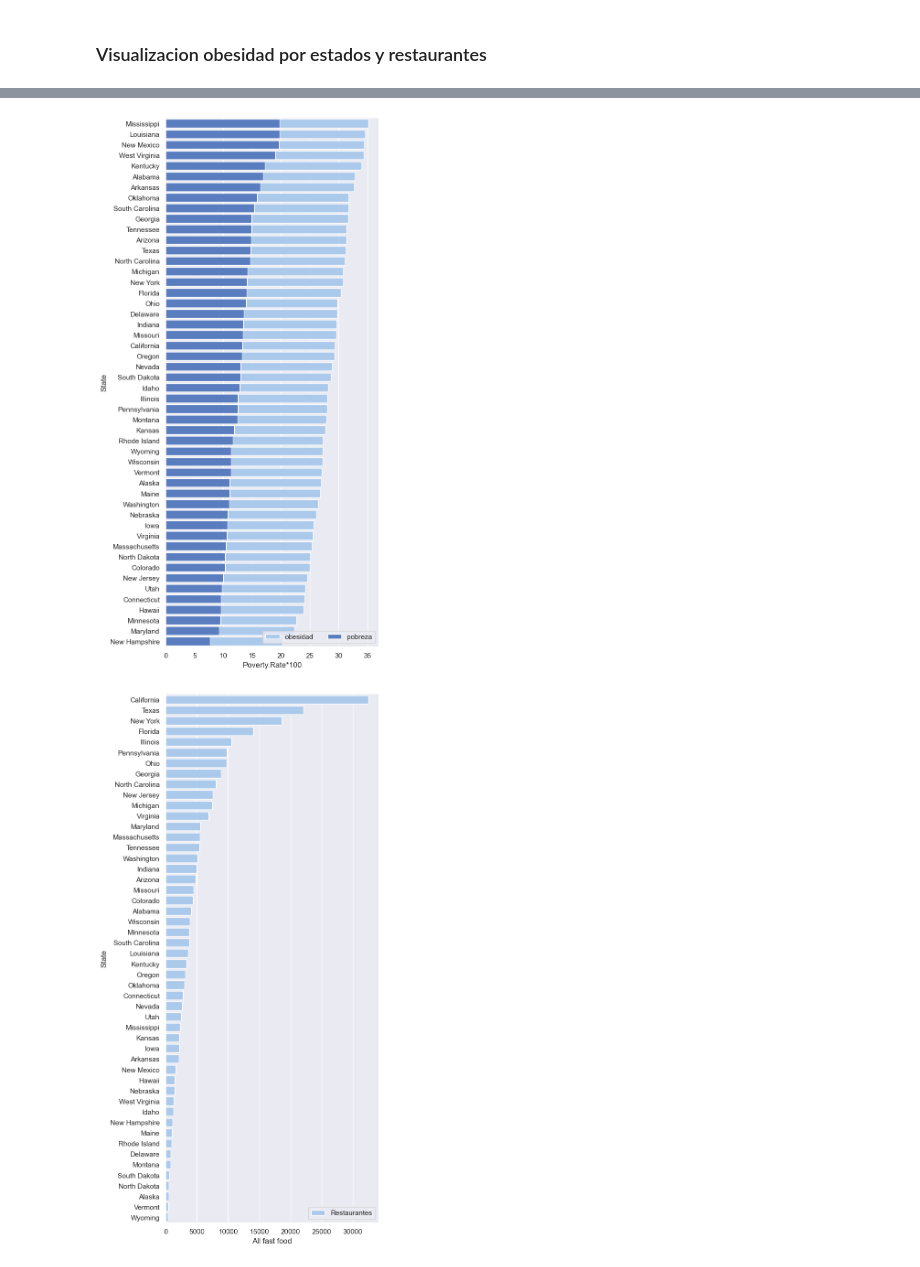
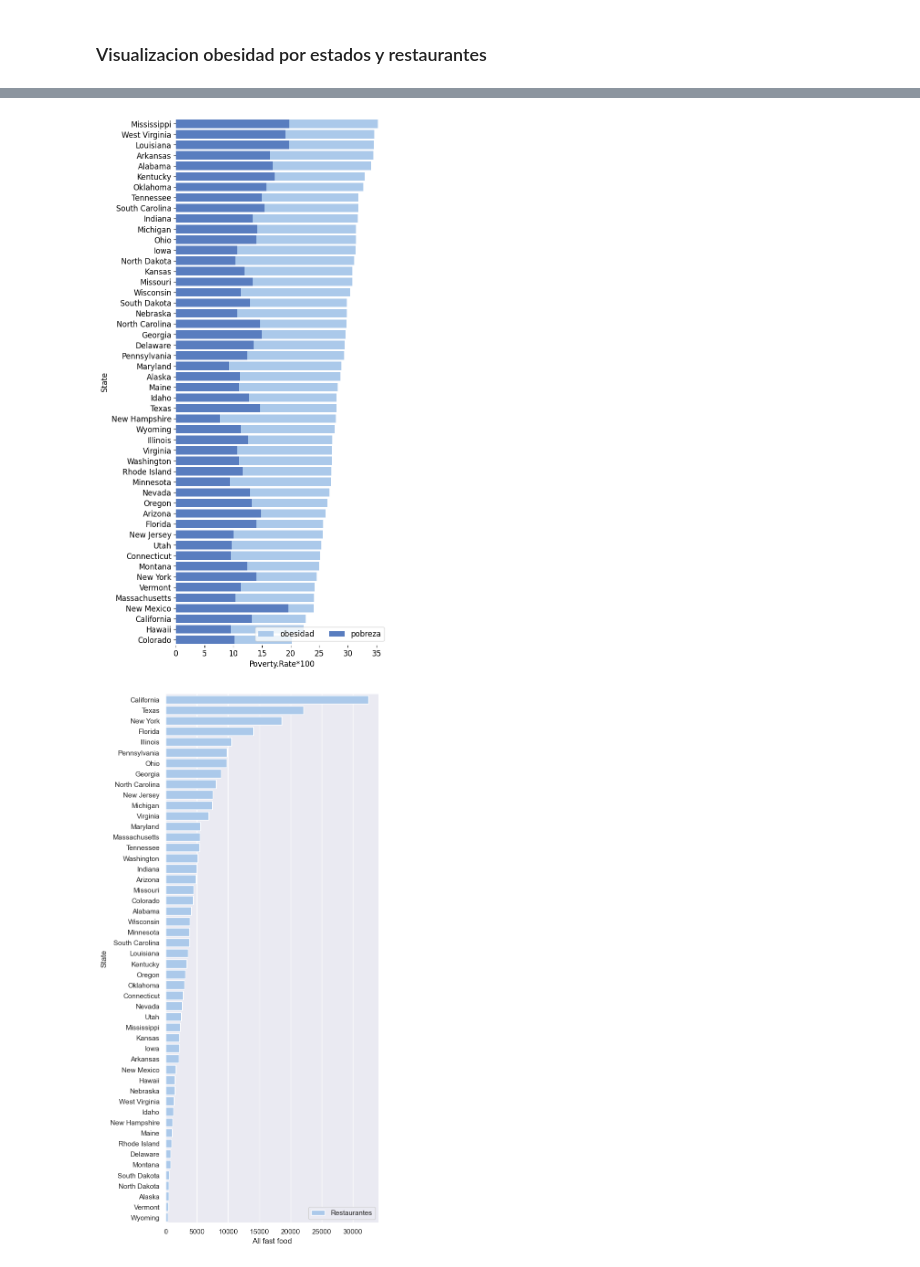
Before and after one commit to NicolasEyzaguirre/EDA-obesidad, a Jupyter notebook: notebook-EDA.ipynb, the cells around one changed output, grey strips where cells are left out. Saved outputs shown, nothing was run; the diff lists cells and outputs as text; code cells hidden in the pictures.

```diff
--- a/notebook-EDA.ipynb
+++ b/notebook-EDA.ipynb
@@ -52,6 +62,7 @@ df1
 # %%
 #combinacion de CSV 1 y CSV 2 ordenado por stados con mayor obesidad
 df_Usa_GDP_Ob=pd.merge(df_USA, df1)
-clean_Usa_GDP_OB=df_Usa_GDP_Ob.drop(['Obesity','FID','Adult.Obesity','Poverty.Rate','Real.GDP.Growth','YearFE','SHAPE_Length','Region.Encoding','Population','Region','Real.GDP.Growth*100'], axis=1)
+# df_Usa_GDP_Ob.rename(columns = {'Population':'POP'}, inplace = True)
+clean_Usa_GDP_OB=df_Usa_GDP_Ob.drop(['Obesity','SHAPE_Area','FID','Real.GDP.Growth','YearFE','SHAPE_Length','Region.Encoding','Population','Region','Real.GDP.Growth*100','Unit','Real.Personal.Income','Average.Age'], axis=1)
 clean_Usa_GDP_OB.columns
 # %% [output]
@@ -62,6 +72,7 @@ Index(['State', 'SHAPE_Area', 'Year', 'Adult.Obesity*100', 'Average.Age',
 # %%
 # 3 CSV restaurantes por cada 100k personas
 Res_estado=pd.read_csv('Data/Cantidad_Res.csv')
+Res_estado=Res_estado.drop(['Full-service Res'], axis=1)
 Res_estado.rename(columns = {'All Fast Food RES':'All-Fast-Food-RES per-100k'}, inplace = True)
 Res_estado.replace({'State': {'Idaho\t': 'Idaho', 'Maine\t': 'Maine'}},inplace=True)
 # %%
@@ -89,6 +100,6 @@ pob_res_estado['All fast food']=round(pob_res_estado['Population']*pob_res_estad
 # %%
 #Data limpia y completa
 Data_1=pd.merge(clean_Usa_GDP_OB, pob_res_estado)
-Data_1.sort_values(['Adult.Obesity*100'],ascending=False)
+Data_1['Population with obesity']=round(Data_1['Population']*Data_1['Adult.Obesity'])
 Data_1
 # %% [output]
@@ -405,20 +517,20 @@ Data_state_1=Data_1.set_index('State')
 # %%
 f, ax = plt.subplots(figsize=(6, 15))
 
-# Plot the total crashes
+# Plot obesidad
 sns.set_color_codes("pastel")
 sns.barplot(x="Adult.Obesity*100", y="State", data=Data_1.sort_values(['Adult.Obesity*100'],ascending=False),
             label="obesidad", color="b")
-# Plot the crashes where alcohol was involved
+# Plot pobreza
 sns.set_color_codes("muted")
-sns.barplot(x='Poverty.Rate*100', y="State", data=Data_1.sort_values(['Poverty.Rate*100'],ascending=False),
+sns.barplot(x='Poverty.Rate*100', y="State", data=Data_1.sort_values(['Adult.Obesity*100'],ascending=False),
             label="pobreza", color="b")
 
-# Add a legend and informative axis label
+#leyenda
 ax.legend(ncol=2, loc="lower right", frameon=True)
 sns.despine(left=True, bottom=True)
 # %% [output]
-[figure, old version]
+[figure, new version]
 # %%
 f, ax = plt.subplots(figsize=(6, 15))
 
```
Also changed, not shown: parts of 29 cells of this notebook, 1 other file.
